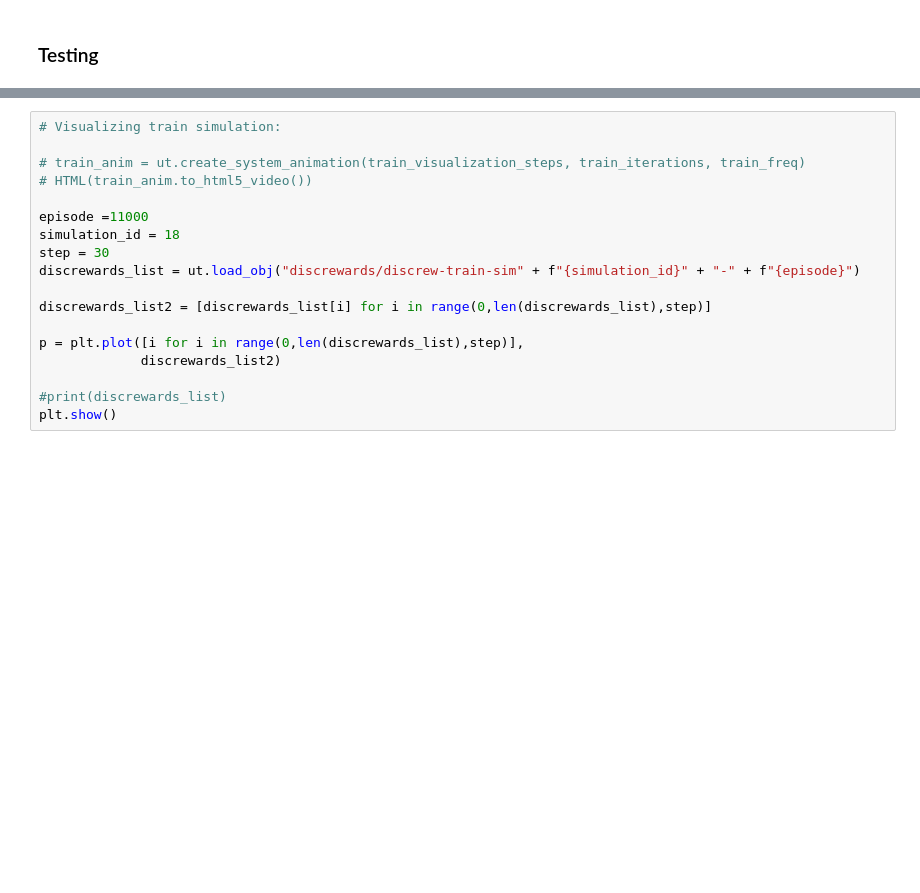
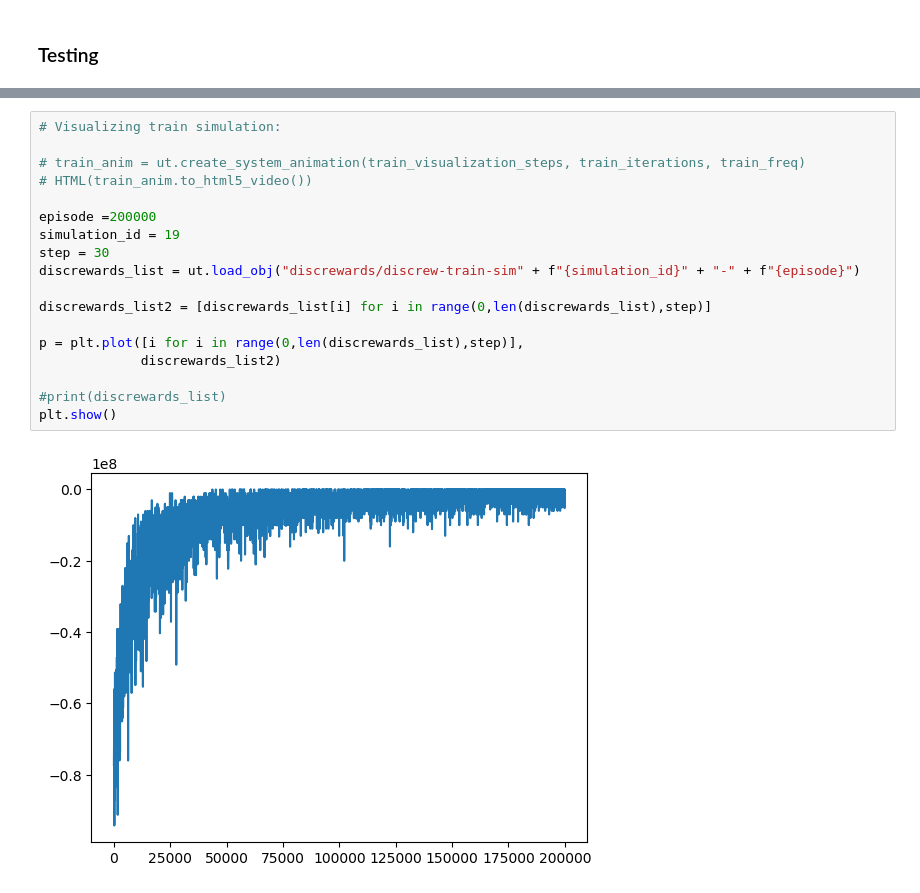
Before and after one commit to dsalgador/RL-Project, a Jupyter notebook: Test-Q-Simulations.ipynb, the cells around one changed output, grey strips where cells are left out. Saved outputs shown, nothing was run; the diff lists cells and outputs as text; blank space fills up the shorter version.

```diff
--- a/Test-Q-Simulations.ipynb
+++ b/Test-Q-Simulations.ipynb
@@ -469,21 +472,23 @@ plt.show()
 # %%
 # Visualizing train simulation:
 
 # train_anim = ut.create_system_animation(train_visualization_steps, train_iterations, train_freq)
 # HTML(train_anim.to_html5_video())
 
-episode =11000
-simulation_id = 18
+episode =200000
+simulation_id = 19
 step = 30
 discrewards_list = ut.load_obj("discrewards/discrew-train-sim" + f"{simulation_id}" + "-" + f"{episode}")
 
 discrewards_list2 = [discrewards_list[i] for i in range(0,len(discrewards_list),step)]
 
 p = plt.plot([i for i in range(0,len(discrewards_list),step)],
              discrewards_list2)
 
 #print(discrewards_list)
 plt.show()
+# %% [output]
+[figure, added]
 # %%
    # simulation_id = 4
     #train_iterations = 2*10**6
```
Also changed, not shown: parts of 18 cells of this notebook.
